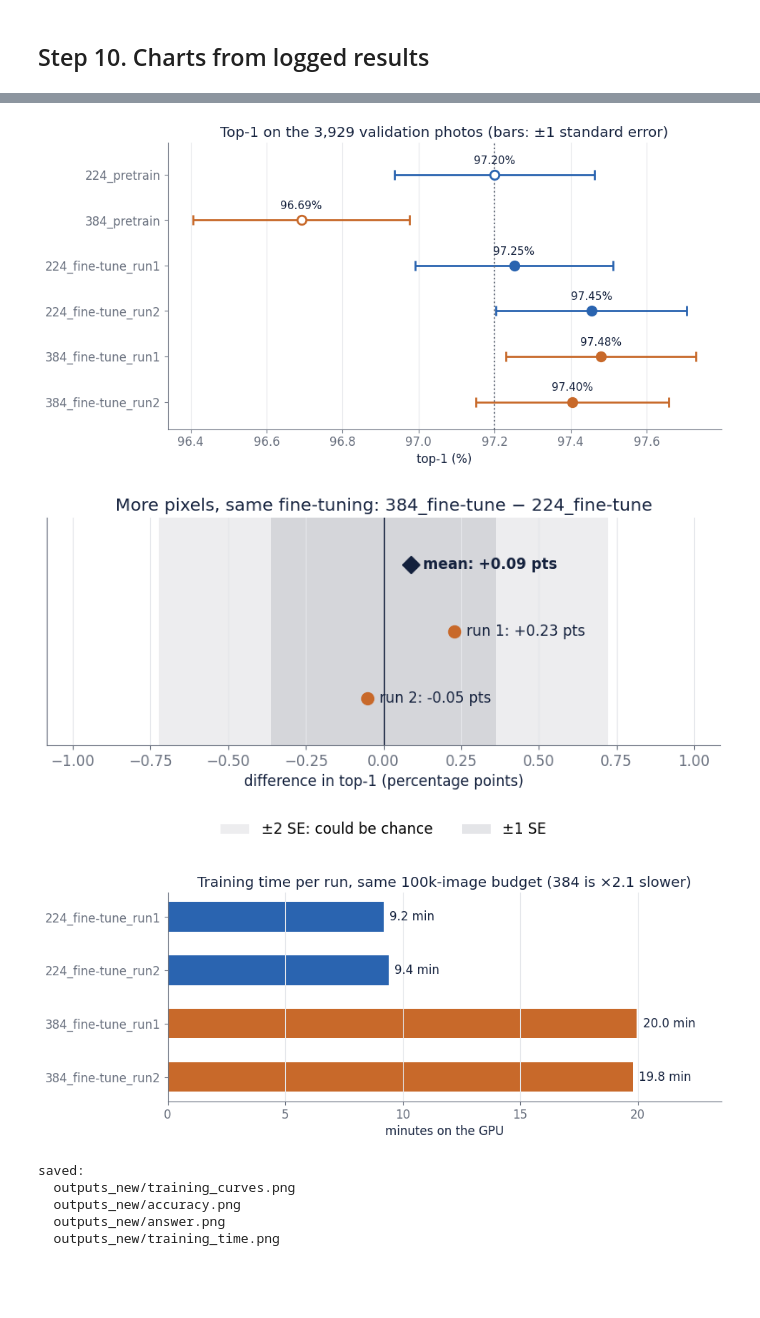
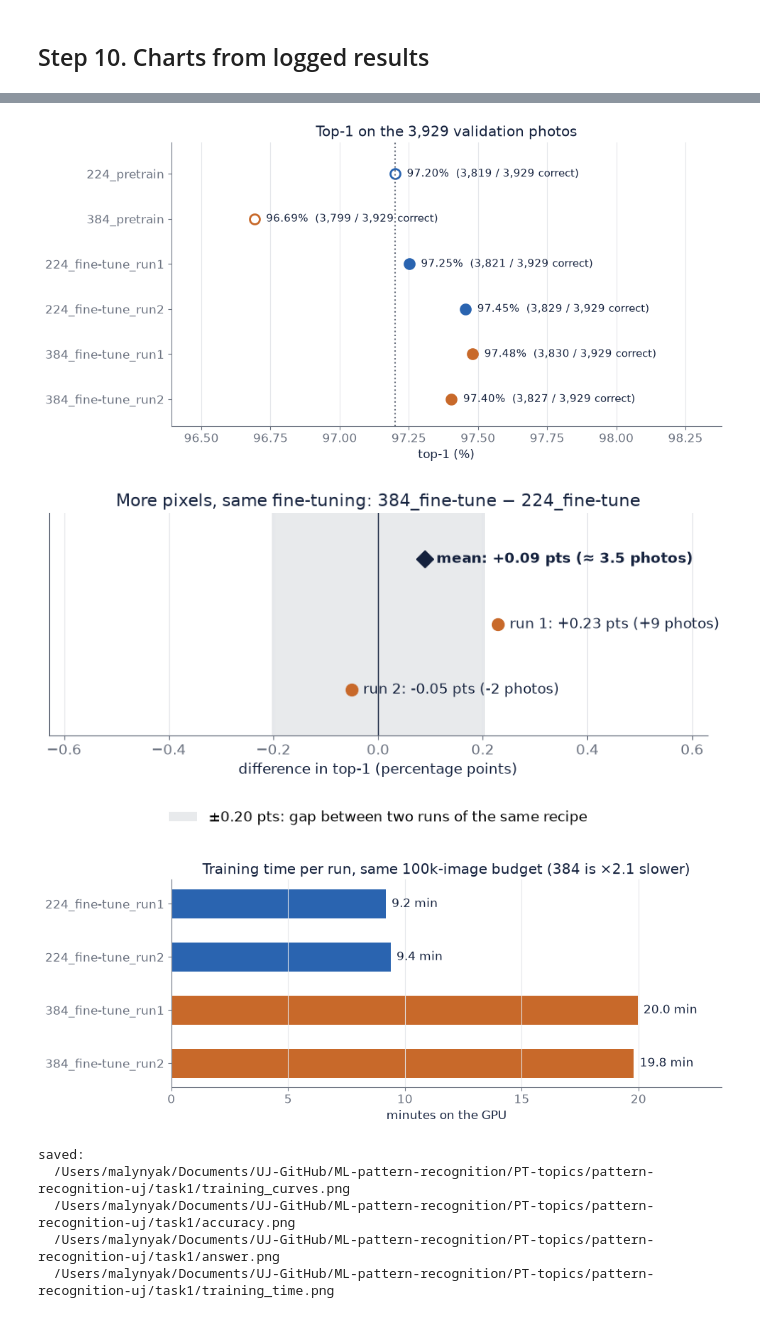
Before and after one commit to dmalynyak/pattern-recognition-uj, a Jupyter notebook: task1/deit_v3.ipynb, the cells around one changed output, grey strips where cells are left out. Cells and saved outputs as stored; diff of their text form; code cells hidden in the pictures; blank space fills up the shorter version.

```diff
--- a/task1/deit_v3.ipynb
+++ b/task1/deit_v3.ipynb
@@ -435,9 +435,14 @@ for scale: 1 validation photo = 0.025 pts; standard error of one accuracy at ~97
 # %% [markdown]
 ## Step 10. Charts from logged results
 # %%
-# CELL 10.1 | plot_results(): the charts for the deck, drawn from results.json
+# CELL 10.1 | plot_results(): the charts for the deck, drawn from results.json (runs locally, no GPU needed)
+import json
+import os
+
 import matplotlib.pyplot as plt
+import numpy as np
 
+RESULTS_FILE = "results.json"                 # in the project root, next to this notebook
 COLORS = {224: "#2A64B0", 384: "#C8692A"}     # 224 = blue, 384 = orange (colour-blind safe pair)
 LINESTYLES = {1: "-", 2: "--"}                # run 1 solid, run 2 dashed: identity never rests on colour alone
 INK, MUTED, GRID = "#14213D", "#6B7280", "#E5E7EB"
@@ -446,17 +451,13 @@ ORDER = ["224_pretrain", "384_pretrain", "224_fine-tune_run1", "224_fine-tune_ru
 N_VAL = 3929                                  # validation photos used by evaluate()
 
 
-def se_pts(acc):
-    """Standard error of one accuracy measured on N_VAL photos, in percentage points."""
-    return 100 * math.sqrt(acc * (1 - acc) / N_VAL)
-
-
-def plot_results(results_path=None, out_dir=None):
-    """Draws 4 charts from results.json and saves each one as a PNG next to it:
-    training_curves.png, accuracy.png, answer.png, training_time.png. Runs not finished yet are skipped."""
-    results_path = results_path or RESULTS
-    out_dir = out_dir or OUT_DIR
-    R = json.load(open(results_path))
+def plot_results(results_path=RESULTS_FILE, out_dir=None):
+    """Draws 4 charts from results.json and saves each one as a PNG in out_dir
+    (default: the folder results.json is in): training_curves.png, accuracy.png,
+    answer.png, training_time.png. Runs not finished yet are skipped."""
+    out_dir = out_dir or os.path.dirname(os.path.abspath(results_path))
+    with open(results_path) as f:
+        R = json.load(f)
     finetuned = [n for n in ORDER if n in R and R[n].get("log")]
     plt.rcParams.update({"font.size": 12, "axes.spines.top": False, "axes.spines.right": False,
                          "axes.edgecolor": MUTED, "axes.labelcolor": INK, "axes.titlecolor": INK,
@@ -486,50 +487,56 @@ def plot_results(results_path=None, out_dir=None):
         ax_acc.legend(loc="lower right")
         save(fig, "training_curves.png")
 
-    # 2. Final top-1 of every model, with +-1 standard error. Hollow dots: no training; filled: fine-tuned.
+    # 2. Final top-1 of every model, with the number of correct photos. Hollow dots: no training; filled: fine-tuned.
     names = [n for n in ORDER if n in R]
     fig, ax = plt.subplots(figsize=(10, 0.6 * len(names) + 1.6))
     for i, name in enumerate(names):
         r, acc = R[name], 100 * R[name]["acc"]
         color = COLORS[r["resolution"]]
-        ax.errorbar(acc, i, xerr=se_pts(r["acc"]), fmt="o", ms=9, lw=2, capsize=5, color=color,
-                    mfc=color if r.get("log") else "white", mew=2)
-        ax.annotate(f"{acc:.2f}%", (acc, i), xytext=(0, 11), textcoords="offset points",
-                    ha="center", color=INK, fontsize=11)
+        ax.plot(acc, i, "o", ms=10, color=color, mfc=color if r.get("log") else "white", mew=2)
+        ax.annotate(f"{acc:.2f}%  ({round(r['acc'] * N_VAL):,} / {N_VAL:,} correct)", (acc, i),
+                    xytext=(12, 0), textcoords="offset points", va="center", color=INK, fontsize=11)
     if "224_pretrain" in R:
         ax.axvline(100 * R["224_pretrain"]["acc"], color=MUTED, ls=":", lw=1.5)
+    accs = [100 * R[n]["acc"] for n in names]
+    ax.set_xlim(min(accs) - 0.3, max(accs) + 0.9)                          # room for the labels on the right
     ax.set_yticks(range(len(names)), names)
     ax.set_ylim(len(names) - 0.4, -0.7)                                     # first model on top
     ax.grid(axis="y", visible=False)
-    ax.set(title="Top-1 on the 3,929 validation photos (bars: ±1 standard error)", xlabel="top-1 (%)")
+    ax.set(title=f"Top-1 on the {N_VAL:,} validation photos", xlabel="top-1 (%)")
     save(fig, "accuracy.png")
 
-    # 3. The answer: 384_fine-tune minus 224_fine-tune, per run, against the band chance alone could produce.
+    # 3. The answer: 384_fine-tune minus 224_fine-tune, per run. Grey band = how far two runs of the
+    #    same recipe at the same resolution end up apart (the run-to-run spread).
     pairs = [(run, f"384_fine-tune_run{run}", f"224_fine-tune_run{run}") for run in (1, 2)]
     pairs = [(run, a, b) for run, a, b in pairs if a in R and b in R]
     if pairs:
         diffs = [100 * (R[a]["acc"] - R[b]["acc"]) for _, a, b in pairs]
-        se_diff = max(math.sqrt(se_pts(R[a]["acc"]) ** 2 + se_pts(R[b]["acc"]) ** 2) for _, a, b in pairs)
+        spreads = [abs(100 * (R[f"{res}_fine-tune_run1"]["acc"] - R[f"{res}_fine-tune_run2"]["acc"]))
+                   for res in (224, 384) if f"{res}_fine-tune_run1" in R and f"{res}_fine-tune_run2" in R]
+        spread = max(spreads) if spreads else 0.0
         fig, ax = plt.subplots(figsize=(10, 3.4))
-        ax.axvspan(-2 * se_diff, 2 * se_diff, color=MUTED, alpha=0.12, lw=0, label="±2 SE: could be chance")
-        ax.axvspan(-se_diff, se_diff, color=MUTED, alpha=0.18, lw=0, label="±1 SE")
+        if spread:
+            ax.axvspan(-spread, spread, color=MUTED, alpha=0.15, lw=0,
+                       label=f"±{spread:.2f} pts: gap between two runs of the same recipe")
         ax.axvline(0, color=INK, lw=1)
         for y, ((run, _, _), d) in enumerate(zip(pairs, diffs), start=1):
             ax.plot(d, y, "o", color=COLORS[384], ms=10)
-            ax.annotate(f"run {run}: {d:+.2f} pts", (d, y), xytext=(10, 0), textcoords="offset points",
-                        va="center", color=INK)
+            ax.annotate(f"run {run}: {d:+.2f} pts ({d * N_VAL / 100:+.0f} photos)", (d, y), xytext=(10, 0),
+                        textcoords="offset points", va="center", color=INK)
         mean = float(np.mean(diffs))
         ax.plot(mean, 0, "D", color=INK, ms=10)
-        ax.annotate(f"mean: {mean:+.2f} pts", (mean, 0), xytext=(10, 0), textcoords="offset points",
-                    va="center", color=INK, fontweight="bold")
-        reach = max(3 * se_diff, max(abs(d) for d in diffs) + 1.2 * se_diff)
+        ax.annotate(f"mean: {mean:+.2f} pts (≈ {mean * N_VAL / 100:.1f} photos)", (mean, 0), xytext=(10, 0),
+                    textcoords="offset points", va="center", color=INK, fontweight="bold")
+        reach = max(0.6, 1.5 * spread, max(abs(d) for d in diffs) + 0.4)
         ax.set_xlim(-reach, reach)
         ax.set_yticks([])
         ax.set_ylim(len(pairs) + 0.7, -0.7)
         ax.grid(axis="y", visible=False)
         ax.set(title="More pixels, same fine-tuning: 384_fine-tune − 224_fine-tune",
                xlabel="difference in top-1 (percentage points)")
-        ax.legend(loc="upper center", bbox_to_anchor=(0.5, -0.28), ncol=2)  # below the plot, clear of the labels
+        if spread:
+            ax.legend(loc="upper center", bbox_to_anchor=(0.5, -0.28))     # below the plot, clear of the labels
         save(fig, "answer.png")
 
     # 4. Cost: training minutes per fine-tuned run.
@@ -560,8 +567,8 @@ plot_results()
-[figure, old version]
+[figure, new version]
-[figure, old version]
+[figure, new version]
-[figure, old version]
+[figure, new version]
 saved:
-  outputs_new/training_curves.png
-  outputs_new/accuracy.png
-  outputs_new/answer.png
-  outputs_new/training_time.png
+  /Users/malynyak/Documents/UJ-GitHub/ML-pattern-recognition/PT-topics/pattern-recognition-uj/task1/training_curves.png
+  /Users/malynyak/Documents/UJ-GitHub/ML-pattern-recognition/PT-topics/pattern-recognition-uj/task1/accuracy.png
+  /Users/malynyak/Documents/UJ-GitHub/ML-pattern-recognition/PT-topics/pattern-recognition-uj/task1/answer.png
+  /Users/malynyak/Documents/UJ-GitHub/ML-pattern-recognition/PT-topics/pattern-recognition-uj/task1/training_time.png
```
Also changed, not shown: parts of 2 cells of this notebook.
